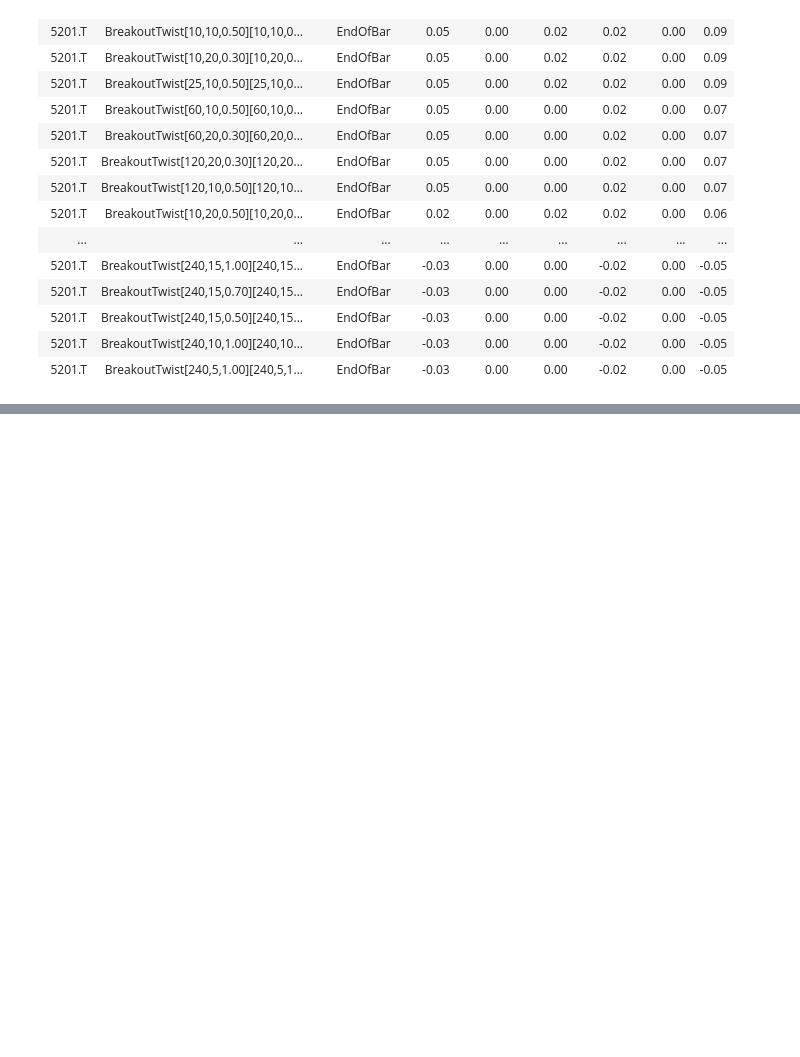
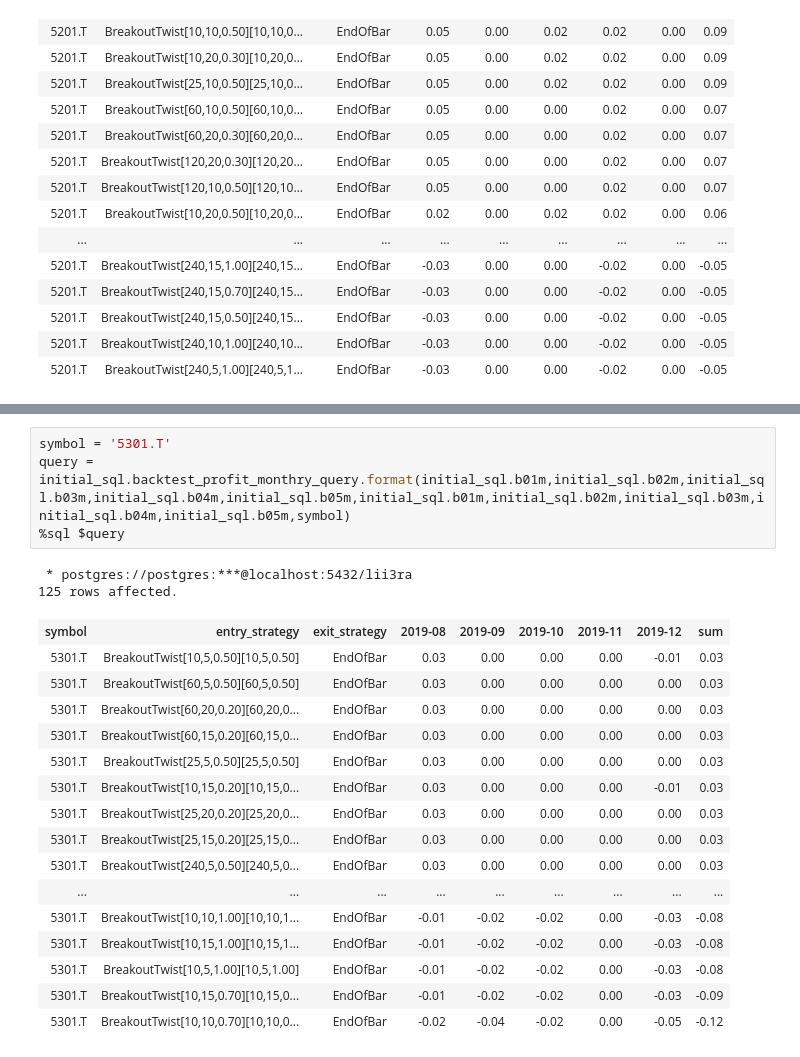
Before and after one commit to tranducquy/lii3ra, a Jupyter notebook: jupyter/breakouttwist_endofbar/optimize_1619.ipynb, the cells around one changed output, grey strips where cells are left out. Drawn from its saved outputs; the diff is of its cells as text; blank space fills up the shorter version.

```diff
--- a/jupyter/breakouttwist_endofbar/optimize_1619.ipynb
+++ b/jupyter/breakouttwist_endofbar/optimize_1619.ipynb
@@ -192,0 +285,23 @@ query = initial_sql.backtest_profit_monthry_query.format(initial_sql.b01m,initia
+# %%
+symbol = '5301.T'
+query = initial_sql.backtest_profit_monthry_query.format(initial_sql.b01m,initial_sql.b02m,initial_sql.b03m,initial_sql.b04m,initial_sql.b05m,initial_sql.b01m,initial_sql.b02m,initial_sql.b03m,initial_sql.b04m,initial_sql.b05m,symbol)
+%sql $query
+# %% [output]
+ * postgres://postgres:***@localhost:5432/lii3ra
+125 rows affected.
+| symbol | entry_strategy | exit_strategy | 2019-08 | 2019-09 | 2019-10 | 2019-11 | 2019-12 | sum |
+| 5301.T | BreakoutTwist[10,5,0.50][10,5,0.50] | EndOfBar | 0.03 | 0.00 | 0.00 | 0.00 | -0.01 | 0.03 |
+| 5301.T | BreakoutTwist[60,5,0.50][60,5,0.50] | EndOfBar | 0.03 | 0.00 | 0.00 | 0.00 | 0.00 | 0.03 |
+| 5301.T | BreakoutTwist[60,20,0.20][60,20,0... | EndOfBar | 0.03 | 0.00 | 0.00 | 0.00 | 0.00 | 0.03 |
+| 5301.T | BreakoutTwist[60,15,0.20][60,15,0... | EndOfBar | 0.03 | 0.00 | 0.00 | 0.00 | 0.00 | 0.03 |
+| 5301.T | BreakoutTwist[25,5,0.50][25,5,0.50] | EndOfBar | 0.03 | 0.00 | 0.00 | 0.00 | 0.00 | 0.03 |
+| 5301.T | BreakoutTwist[10,15,0.20][10,15,0... | EndOfBar | 0.03 | 0.00 | 0.00 | 0.00 | -0.01 | 0.03 |
+| 5301.T | BreakoutTwist[25,20,0.20][25,20,0... | EndOfBar | 0.03 | 0.00 | 0.00 | 0.00 | 0.00 | 0.03 |
+| 5301.T | BreakoutTwist[25,15,0.20][25,15,0... | EndOfBar | 0.03 | 0.00 | 0.00 | 0.00 | 0.00 | 0.03 |
+| 5301.T | BreakoutTwist[240,5,0.50][240,5,0... | EndOfBar | 0.03 | 0.00 | 0.00 | 0.00 | 0.00 | 0.03 |
+| ... | ... | ... | ... | ... | ... | ... | ... | ... |
+| 5301.T | BreakoutTwist[10,10,1.00][10,10,1... | EndOfBar | -0.01 | -0.02 | -0.02 | 0.00 | -0.03 | -0.08 |
+| 5301.T | BreakoutTwist[10,15,1.00][10,15,1... | EndOfBar | -0.01 | -0.02 | -0.02 | 0.00 | -0.03 | -0.08 |
+| 5301.T | BreakoutTwist[10,5,1.00][10,5,1.00] | EndOfBar | -0.01 | -0.02 | -0.02 | 0.00 | -0.03 | -0.08 |
+| 5301.T | BreakoutTwist[10,15,0.70][10,15,0... | EndOfBar | -0.01 | -0.02 | -0.02 | 0.00 | -0.03 | -0.09 |
+| 5301.T | BreakoutTwist[10,10,0.70][10,10,0... | EndOfBar | -0.02 | -0.04 | -0.02 | 0.00 | -0.05 | -0.12 |
```
Also changed, not shown: parts of 9 cells of this notebook.
